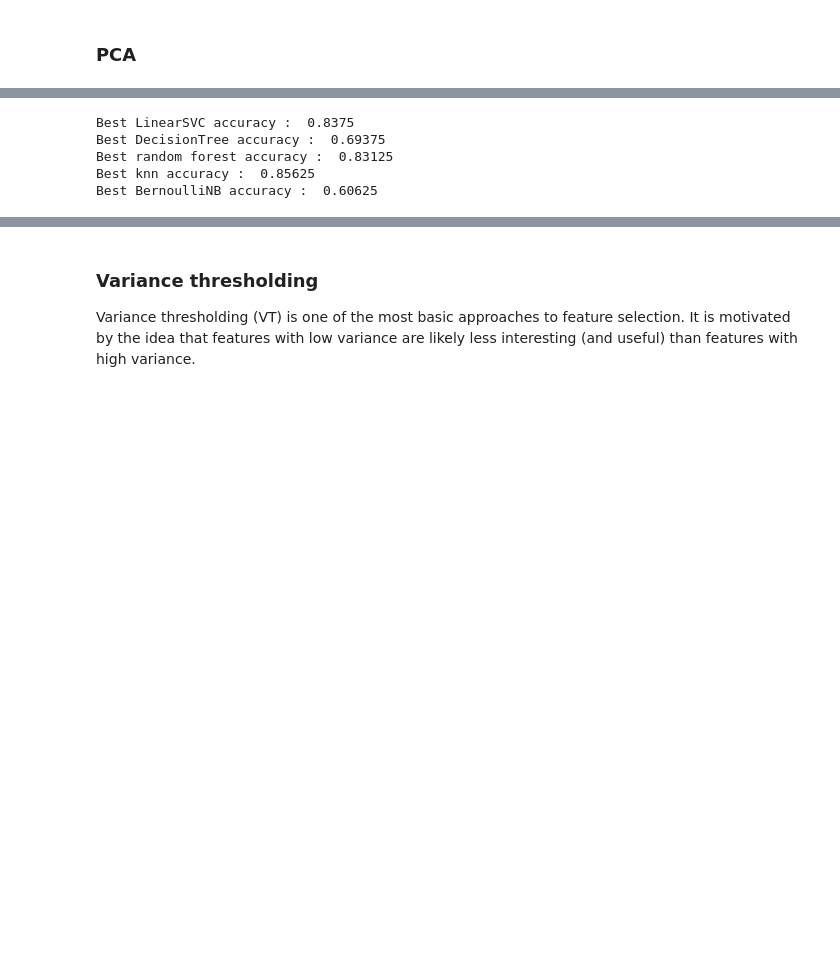
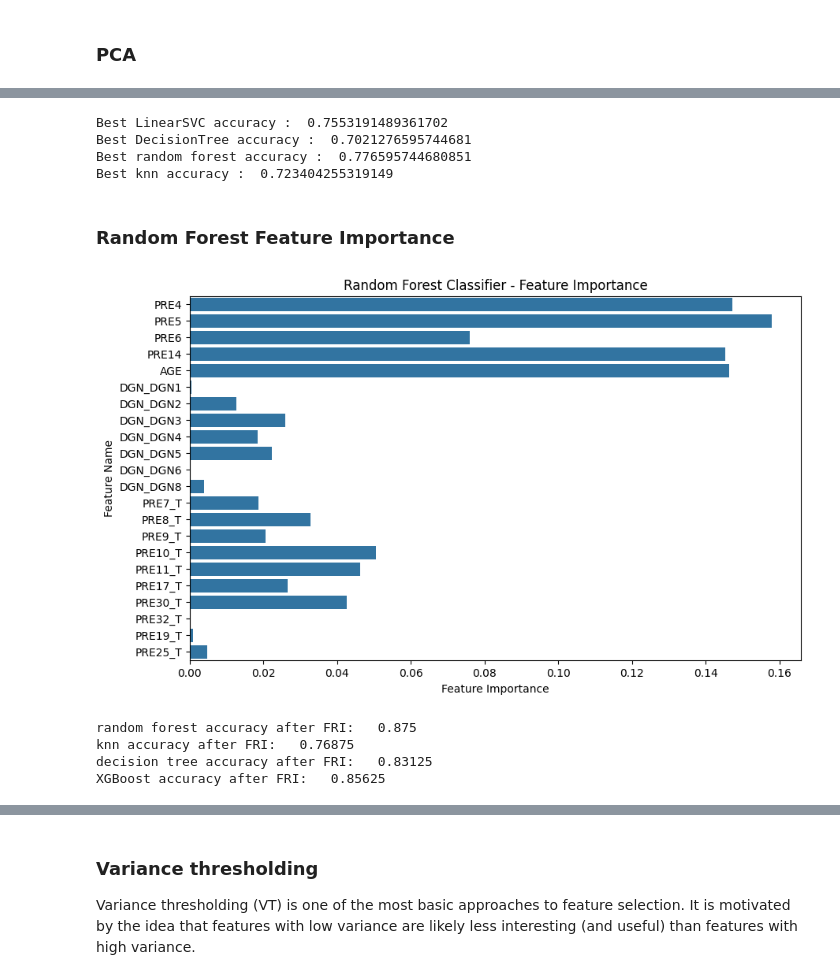
Before and after one commit to milicaj00/ML-P1-Classification, a Jupyter notebook: proba.ipynb, the cells around one changed output, grey strips where cells are left out. Saved outputs shown, nothing was run; the diff lists cells and outputs as text; code cells hidden in the pictures; blank space fills up the shorter version.

```diff
--- a/proba.ipynb
+++ b/proba.ipynb
@@ -1095,17 +1168,32 @@ randomForest = RandomForestClassifier(criterion='entropy', max_depth=50, max_fea
 
 knn=KNeighborsClassifier(metric='manhattan', n_neighbors=2, weights='distance')
 
-naive_bayes = BernoulliNB(alpha=1, binarize=0)
 
 
 PCA_selection(svc,'LinearSVC')
 PCA_selection(decisionTree,"DecisionTree")
 PCA_selection(randomForest,"random forest")
 PCA_selection(knn,"knn")
-PCA_selection(naive_bayes,"BernoulliNB")
 # %% [output]
-Best LinearSVC accuracy :  0.8375
-Best DecisionTree accuracy :  0.69375
-Best random forest accuracy :  0.83125
-Best knn accuracy :  0.85625
-Best BernoulliNB accuracy :  0.60625
+Best LinearSVC accuracy :  0.7553191489361702
+Best DecisionTree accuracy :  0.7021276595744681
+Best random forest accuracy :  0.776595744680851
+Best knn accuracy :  0.723404255319149
+# %% [markdown]
+### Random Forest Feature Importance
+# %%
+rf_model = rf_classifier.fit(data_train_balansed, target_train_balansed)
+
+feature_importances = rf_model.feature_importances_
+
+importance_df = pd.DataFrame({'Feature': cols, 'Importance': feature_importances})
+# importance_df = importance_df.sort_values(by='Importance', ascending=False)
+
+pyplot.figure(figsize=(10, 6))
+sns.barplot(x=importance_df['Importance'], y=importance_df['Feature'], orient="h")
+pyplot.xlabel("Feature Importance")
+pyplot.ylabel("Feature Name")
+pyplot.title("Random Forest Classifier - Feature Importance")
+pyplot.show()
+# %% [output]
+[figure, added]
@@ -1111,0 +1203,28 @@ Best BernoulliNB accuracy :  0.60625
+# %%
+rfi_data_train, data_test_balansed, target_train_balansed, target_test_balansed = train_test_split(rfi_feature_data, target_res, test_size=0.2, random_state=42)
+
+rf_model.fit(rfi_data_train, target_train_balansed)
+rf_pred = rf_model.predict(data_test_balansed)
+print("random forest accuracy after FRI:  ", (accuracy_score(target_test_balansed, rf_pred)))
+
+knn_model.fit(rfi_data_train, target_train_balansed)
+predNN = knn_model.predict(data_test_balansed)
+print("knn accuracy after FRI:  ", (accuracy_score(target_test_balansed, predNN)))
+
+predDT = decisionTree.fit(rfi_data_train, target_train_balansed).predict(data_test_balansed)
+print("decision tree accuracy after FRI:  ", (accuracy_score(target_test_balansed, predDT)))
+
+xgb_model = xgb_model.fit(rfi_data_train, target_train_balansed)
+predXGB = xgb_model.predict(data_test_balansed)
+print("XGBoost accuracy after FRI:  ", (accuracy_score(target_test_balansed, predXGB)))
+
+
+results['random forest']['Random Forest Feature Importance'] =accuracy_score(target_test_balansed, rf_pred)
+results['knn']['Random Forest Feature Importance'] =accuracy_score(target_test_balansed, predNN)
+results['DecisionTree']['Random Forest Feature Importance'] =accuracy_score(target_test_balansed, predDT)
+results['XGBoost']['Random Forest Feature Importance'] =accuracy_score(target_test_balansed, predXGB)
+# %% [output]
+random forest accuracy after FRI:   0.875
+knn accuracy after FRI:   0.76875
+decision tree accuracy after FRI:   0.83125
+XGBoost accuracy after FRI:   0.85625
```
Also changed, not shown: parts of 18 cells of this notebook.
